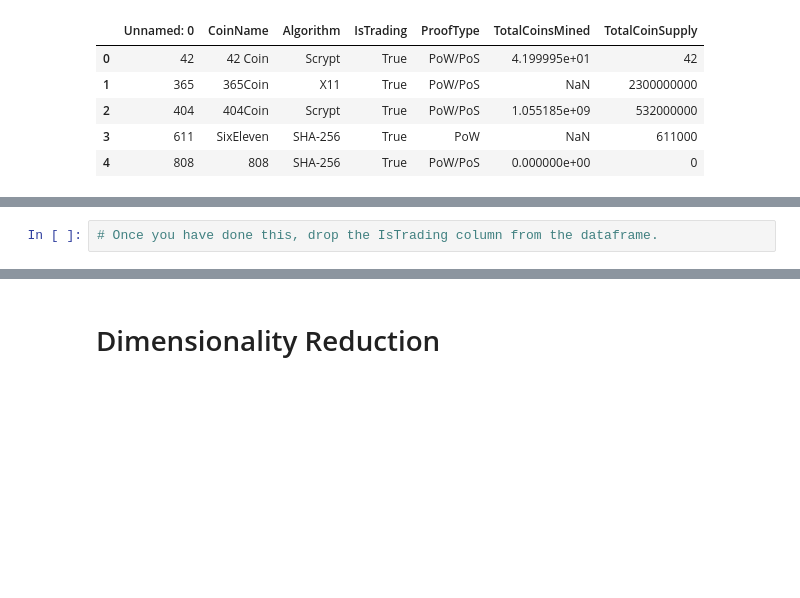
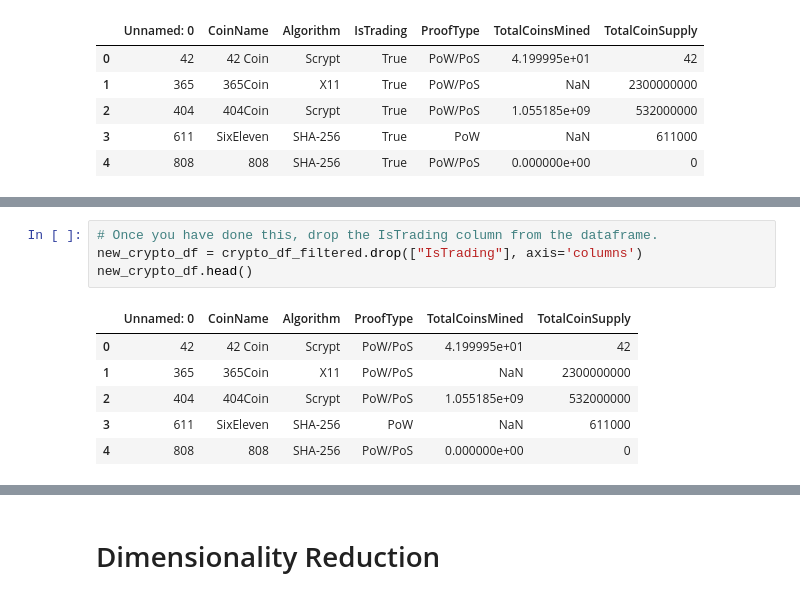
Before and after one commit to Mcusac/Unsupervised-Machine-Learning-w-Crypto-Data, a Jupyter notebook: Crypto_Compare.ipynb, the cells around one changed output, grey strips where cells are left out. Cells and saved outputs as stored; diff of their text form; blank space fills up the shorter version.

```diff
--- a/Crypto_Compare.ipynb
+++ b/Crypto_Compare.ipynb
@@ -20,4 +33,13 @@ crypto_df.head()
 # %%
 # Once you have done this, drop the IsTrading column from the dataframe.
+new_crypto_df = crypto_df_filtered.drop(["IsTrading"], axis='columns')
+new_crypto_df.head()
+# %% [output]
+|  | Unnamed: 0 | CoinName | Algorithm | ProofType | TotalCoinsMined | TotalCoinSupply |
+| 0 | 42 | 42 Coin | Scrypt | PoW/PoS | 4.199995e+01 | 42 |
+| 1 | 365 | 365Coin | X11 | PoW/PoS | NaN | 2300000000 |
+| 2 | 404 | 404Coin | Scrypt | PoW/PoS | 1.055185e+09 | 532000000 |
+| 3 | 611 | SixEleven | SHA-256 | PoW | NaN | 611000 |
+| 4 | 808 | 808 | SHA-256 | PoW/PoS | 0.000000e+00 | 0 |
 # %%
 # Remove all rows that have at least one null value
```
Also changed, not shown: parts of 18 cells of this notebook.
